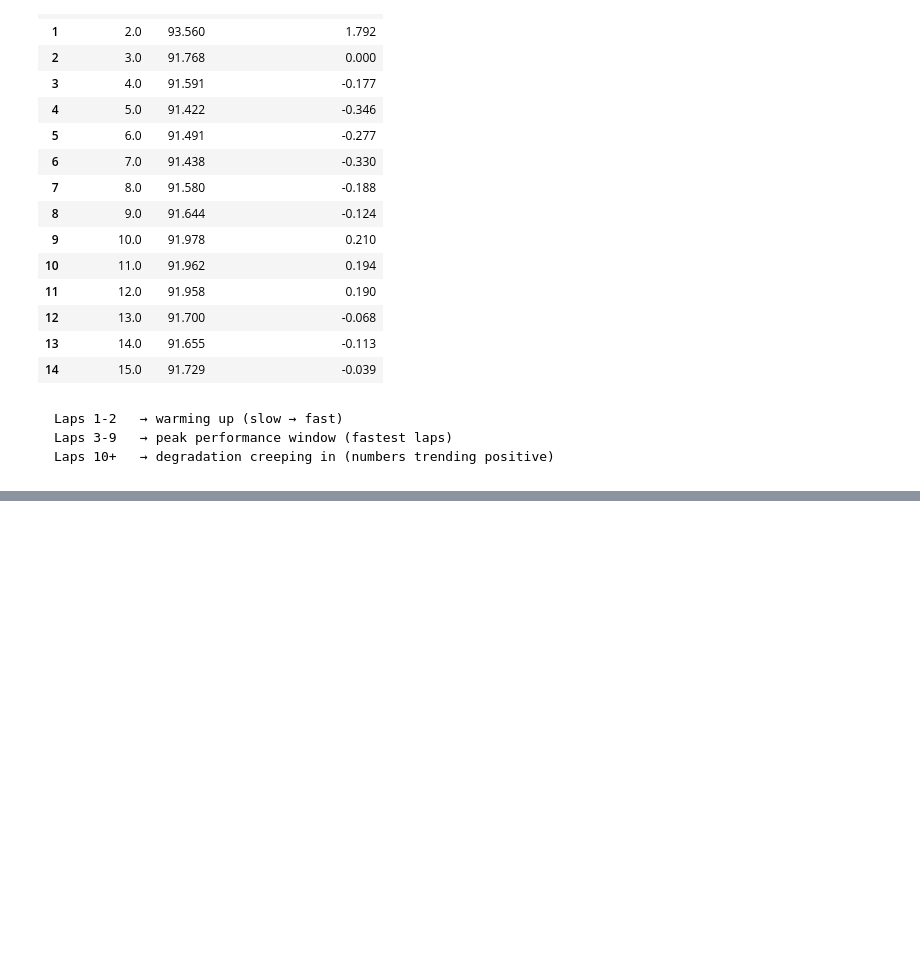
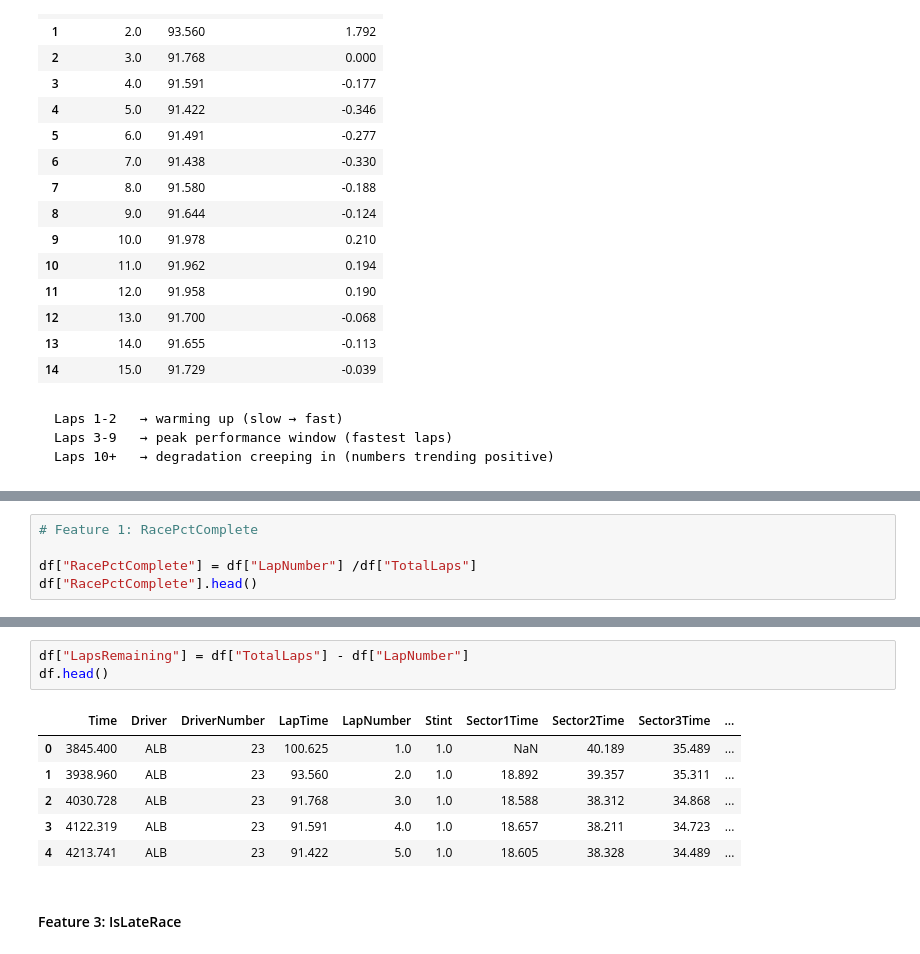
Before and after one commit to the-liyanage/f1-strategy-optimizer, a Jupyter notebook: notebooks/02_feature_engineering.ipynb.ipynb, the cells around one changed output, grey strips where cells are left out. Saved outputs shown, nothing was run; the diff lists cells and outputs as text; blank space fills up the shorter version.

```diff
--- a/notebooks/02_feature_engineering.ipynb.ipynb
+++ b/notebooks/02_feature_engineering.ipynb.ipynb
@@ -475,0 +570,5 @@ Laps 10+   → degradation creeping in (numbers trending positive)
+# %%
+# Feature 1: RacePctComplete
+
+df["RacePctComplete"] = df["LapNumber"] /df["TotalLaps"]
+df["RacePctComplete"].head()
@@ -475,0 +593,12 @@ Laps 10+   → degradation creeping in (numbers trending positive)
+# %%
+df["LapsRemaining"] = df["TotalLaps"] - df["LapNumber"]
+df.head()
+# %% [output]
+|  | Time | Driver | DriverNumber | LapTime | LapNumber | Stint | Sector1Time | Sector2Time | Sector3Time | ... |
+| 0 | 3845.400 | ALB | 23 | 100.625 | 1.0 | 1.0 | NaN | 40.189 | 35.489 | ... |
+| 1 | 3938.960 | ALB | 23 | 93.560 | 2.0 | 1.0 | 18.892 | 39.357 | 35.311 | ... |
+| 2 | 4030.728 | ALB | 23 | 91.768 | 3.0 | 1.0 | 18.588 | 38.312 | 34.868 | ... |
+| 3 | 4122.319 | ALB | 23 | 91.591 | 4.0 | 1.0 | 18.657 | 38.211 | 34.723 | ... |
+| 4 | 4213.741 | ALB | 23 | 91.422 | 5.0 | 1.0 | 18.605 | 38.328 | 34.489 | ... |
+# %% [markdown]
+#### Feature 3: IsLateRace
```
Also changed, not shown: parts of 13 cells of this notebook.
